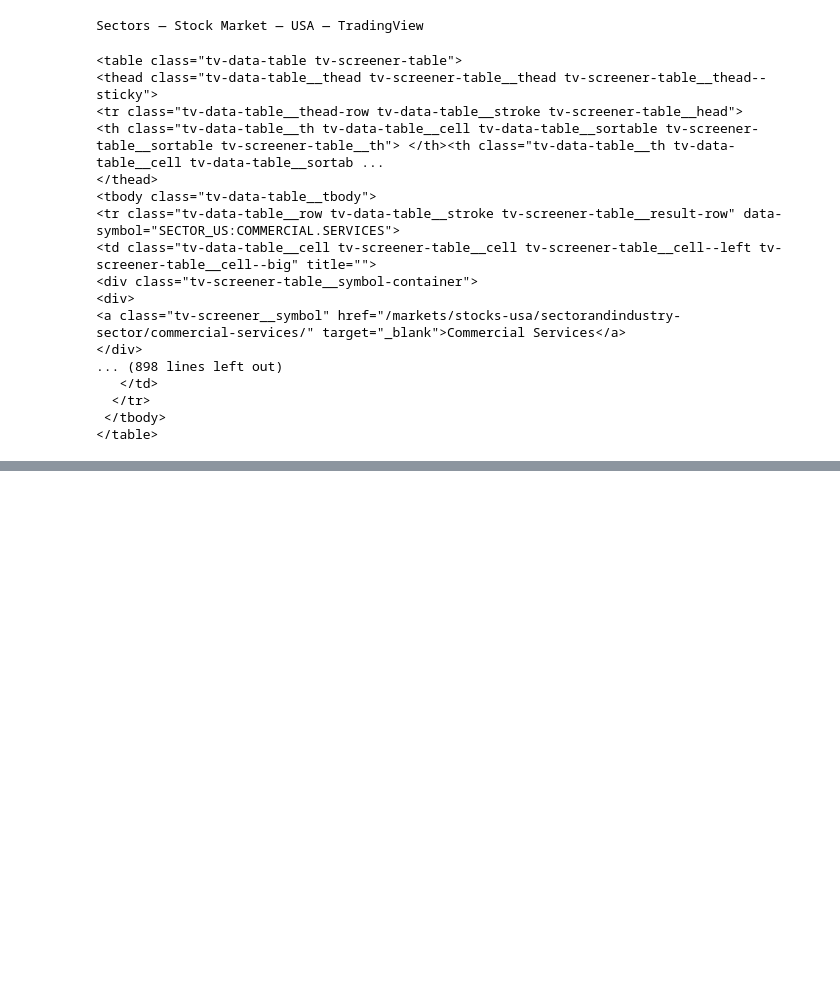
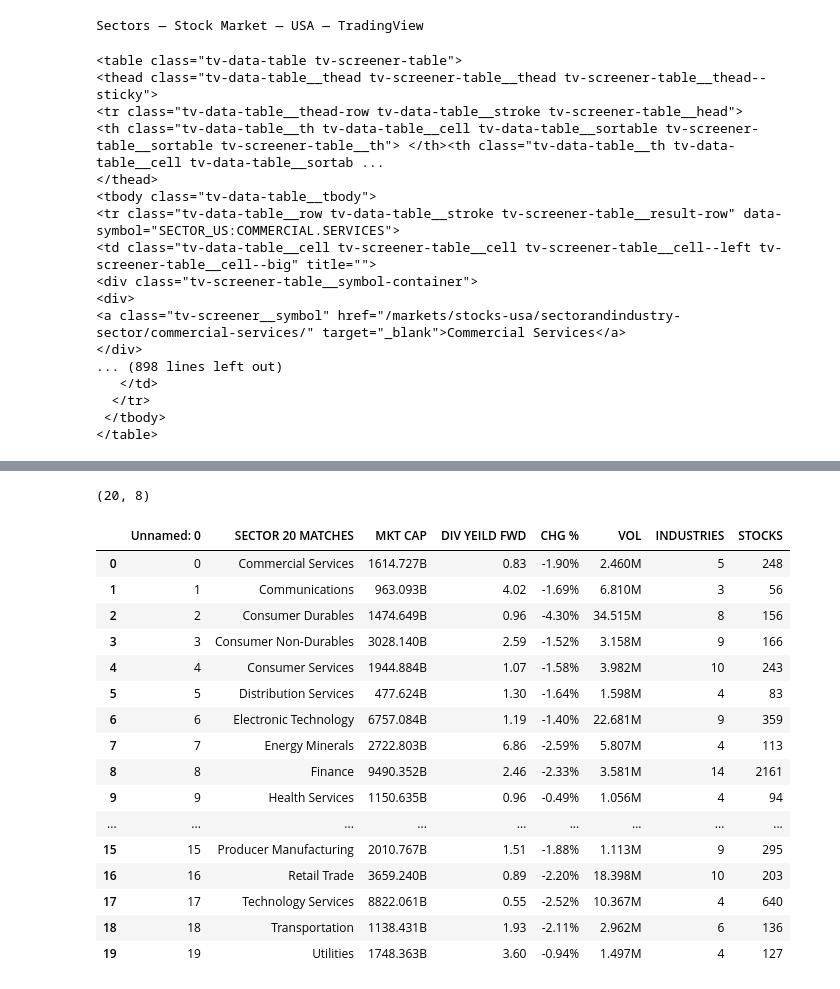
Before and after one commit to qvhoang/CSC221-qvhoang-GroupProject, a Jupyter notebook: CSC221-qvhoang-GroupProject.ipynb, the cells around one changed output, grey strips where cells are left out. Drawn from its saved outputs; the diff is of its cells as text; code cells hidden in the pictures; blank space fills up the shorter version.

```diff
--- a/CSC221-qvhoang-GroupProject.ipynb
+++ b/CSC221-qvhoang-GroupProject.ipynb
@@ -129,2 +129,37 @@ df
 # %%
 df.to_csv('CSC221-webscrape-data.csv')
+# %%
+# 1. Use Pandas read_csv to read the data from file Marketing Raw Data.csv into variable raw_data
+# 2. Display the shape of the raw_data DataFrame.
+# 3. Display the first 5 rows of the DataFrame [HINT: Remember the .head() method]
+
+import pandas as pd
+from matplotlib import pyplot as plt
+import numpy as np
+
+raw_data = pd.read_csv("CSC221-webscrape-data.csv")
+
+# Display number of rows and columns
+print(pd.DataFrame(raw_data).shape)
+
+# Display the top 20 records
+raw_data.head(20)
+# %% [output]
+(20, 8)
+|  | Unnamed: 0 | SECTOR 20 MATCHES | MKT CAP | DIV YEILD FWD | CHG % | VOL | INDUSTRIES | STOCKS |
+| 0 | 0 | Commercial Services | 1614.727B | 0.83 | -1.90% | 2.460M | 5 | 248 |
+| 1 | 1 | Communications | 963.093B | 4.02 | -1.69% | 6.810M | 3 | 56 |
+| 2 | 2 | Consumer Durables | 1474.649B | 0.96 | -4.30% | 34.515M | 8 | 156 |
+| 3 | 3 | Consumer Non-Durables | 3028.140B | 2.59 | -1.52% | 3.158M | 9 | 166 |
+| 4 | 4 | Consumer Services | 1944.884B | 1.07 | -1.58% | 3.982M | 10 | 243 |
+| 5 | 5 | Distribution Services | 477.624B | 1.30 | -1.64% | 1.598M | 4 | 83 |
+| 6 | 6 | Electronic Technology | 6757.084B | 1.19 | -1.40% | 22.681M | 9 | 359 |
+| 7 | 7 | Energy Minerals | 2722.803B | 6.86 | -2.59% | 5.807M | 4 | 113 |
+| 8 | 8 | Finance | 9490.352B | 2.46 | -2.33% | 3.581M | 14 | 2161 |
+| 9 | 9 | Health Services | 1150.635B | 0.96 | -0.49% | 1.056M | 4 | 94 |
+| ... | ... | ... | ... | ... | ... | ... | ... | ... |
+| 15 | 15 | Producer Manufacturing | 2010.767B | 1.51 | -1.88% | 1.113M | 9 | 295 |
+| 16 | 16 | Retail Trade | 3659.240B | 0.89 | -2.20% | 18.398M | 10 | 203 |
+| 17 | 17 | Technology Services | 8822.061B | 0.55 | -2.52% | 10.367M | 4 | 640 |
+| 18 | 18 | Transportation | 1138.431B | 1.93 | -2.11% | 2.962M | 6 | 136 |
+| 19 | 19 | Utilities | 1748.363B | 3.60 | -0.94% | 1.497M | 4 | 127 |
```
Also changed, not shown: parts of 4 cells of this notebook.
